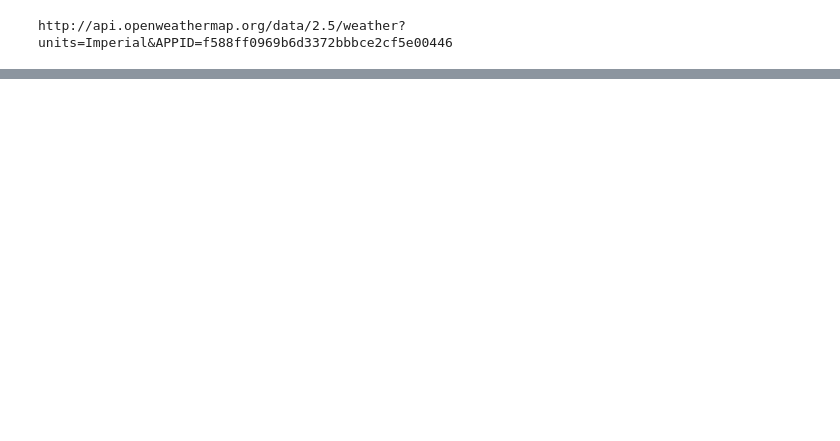
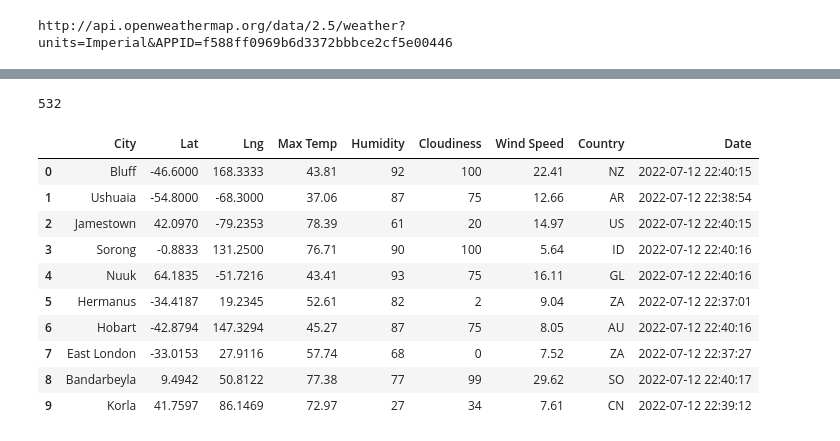
Before and after one commit to macdkw89/World_Weather_Analysis, a Jupyter notebook: WeatherPy.ipynb, the cells around one changed output, grey strips where cells are left out. Drawn from its saved outputs; the diff is of its cells as text; code cells hidden in the pictures; blank space fills up the shorter version.

```diff
--- a/WeatherPy.ipynb
+++ b/WeatherPy.ipynb
@@ -90,0 +225,20 @@ http://api.openweathermap.org/data/2.5/weather?units=Imperial&APPID=f588ff0969b6
+# %%
+len(city_data)
+# %% [output]
+532
+# %%
+# Convert the array of dictionaries to a Pandas DataFrame.
+city_data_df = pd.DataFrame(city_data)
+city_data_df.head(10)
+# %% [output]
+|  | City | Lat | Lng | Max Temp | Humidity | Cloudiness | Wind Speed | Country | Date |
+| 0 | Bluff | -46.6000 | 168.3333 | 43.81 | 92 | 100 | 22.41 | NZ | 2022-07-12 22:40:15 |
+| 1 | Ushuaia | -54.8000 | -68.3000 | 37.06 | 87 | 75 | 12.66 | AR | 2022-07-12 22:38:54 |
+| 2 | Jamestown | 42.0970 | -79.2353 | 78.39 | 61 | 20 | 14.97 | US | 2022-07-12 22:40:15 |
+| 3 | Sorong | -0.8833 | 131.2500 | 76.71 | 90 | 100 | 5.64 | ID | 2022-07-12 22:40:16 |
+| 4 | Nuuk | 64.1835 | -51.7216 | 43.41 | 93 | 75 | 16.11 | GL | 2022-07-12 22:40:16 |
+| 5 | Hermanus | -34.4187 | 19.2345 | 52.61 | 82 | 2 | 9.04 | ZA | 2022-07-12 22:37:01 |
+| 6 | Hobart | -42.8794 | 147.3294 | 45.27 | 87 | 75 | 8.05 | AU | 2022-07-12 22:40:16 |
+| 7 | East London | -33.0153 | 27.9116 | 57.74 | 68 | 0 | 7.52 | ZA | 2022-07-12 22:37:27 |
+| 8 | Bandarbeyla | 9.4942 | 50.8122 | 77.38 | 77 | 99 | 29.62 | SO | 2022-07-12 22:40:17 |
+| 9 | Korla | 41.7597 | 86.1469 | 72.97 | 27 | 34 | 7.61 | CN | 2022-07-12 22:39:12 |
```
Also changed, not shown: parts of 14 cells of this notebook, 2 other files.
